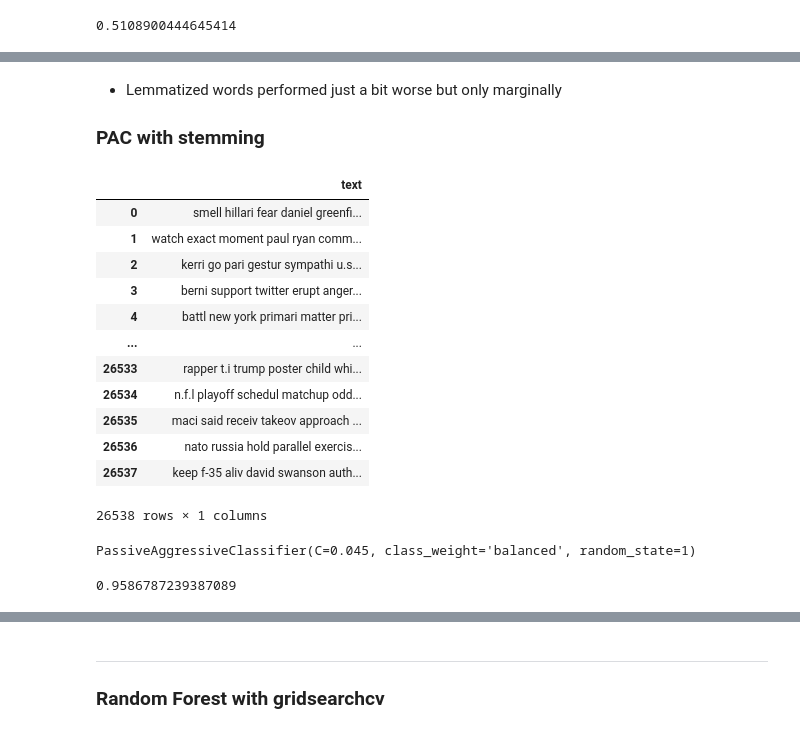
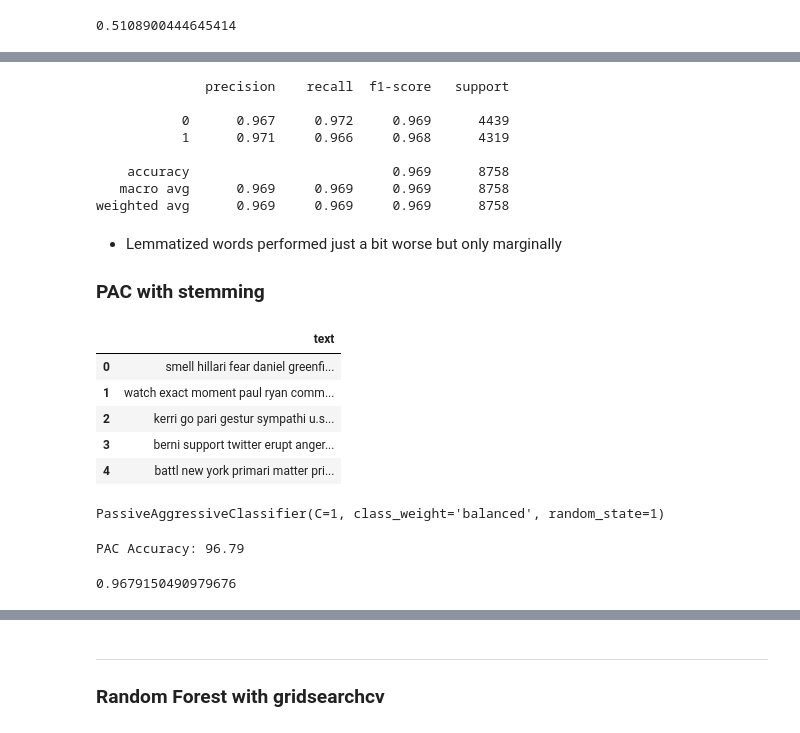
Before and after one commit to grassynull0/fake_news, a Jupyter notebook: NLP_modeling.ipynb, the cells around one changed output, grey strips where cells are left out. Cells and saved outputs as stored; diff of their text form; code cells hidden in the pictures.

```diff
--- a/NLP_modeling.ipynb
+++ b/NLP_modeling.ipynb
@@ -223,23 +177,27 @@ PAC Accuracy: 96.03
+# %%
+print(classification_report(y_test, y_pred3, digits=3))
+# %% [output]
+              precision    recall  f1-score   support
+
+           0      0.967     0.972     0.969      4439
+           1      0.971     0.966     0.968      4319
+
+    accuracy                          0.969      8758
+   macro avg      0.969     0.969     0.969      8758
+weighted avg      0.969     0.969     0.969      8758
 # %% [markdown]
 - Lemmatized words performed just a bit worse but only marginally
 ### PAC with stemming
 # %%
 stem_text = pd.read_csv('stem_text.csv')
 stem_text.drop(columns='Unnamed: 0', inplace=True)
-stem_text
+stem_text.head()
 # %% [output]
 |  | text |
 | 0 | smell hillari fear daniel greenfi... |
 | 1 | watch exact moment paul ryan comm... |
 | 2 | kerri go pari gestur sympathi u.s... |
 | 3 | berni support twitter erupt anger... |
 | 4 | battl new york primari matter pri... |
-| ... | ... |
-| 26533 | rapper t.i trump poster child whi... |
-| 26534 | n.f.l playoff schedul matchup odd... |
-| 26535 | maci said receiv takeov approach ... |
-| 26536 | nato russia hold parallel exercis... |
-| 26537 | keep f-35 aliv david swanson auth... |
-26538 rows × 1 columns
 # %%
 X_train, X_test, y_train, y_test = train_test_split(stem_text['text'], main['label'], random_state=1,
@@ -248,13 +206,15 @@ X_train, X_test, y_train, y_test = train_test_split(stem_text['text'], main['lab
 vec_train=tfidf_vectorizer.fit_transform(X_train)
 vec_test=tfidf_vectorizer.transform(X_test)
 # %%
-pacStem=PassiveAggressiveClassifier(max_iter=1000, random_state=1, C=.045, class_weight='balanced', shuffle=True)
+pacStem=PassiveAggressiveClassifier(max_iter=1000, random_state=1, C=1, class_weight='balanced', shuffle=True)
 pacStem.fit(vec_train, y_train)
 # %% [output]
-PassiveAggressiveClassifier(C=0.045, class_weight='balanced', random_state=1)
+PassiveAggressiveClassifier(C=1, class_weight='balanced', random_state=1)
 # %%
 ypredstem = pacStem.predict(vec_test)
 score = accuracy_score(y_test, ypredstem)
+print(f'PAC Accuracy: {round(score*100,2)}')
 score
 # %% [output]
-0.9586787239387089
+PAC Accuracy: 96.79
+0.9679150490979676
```
Also changed, not shown: parts of 40 cells of this notebook.
